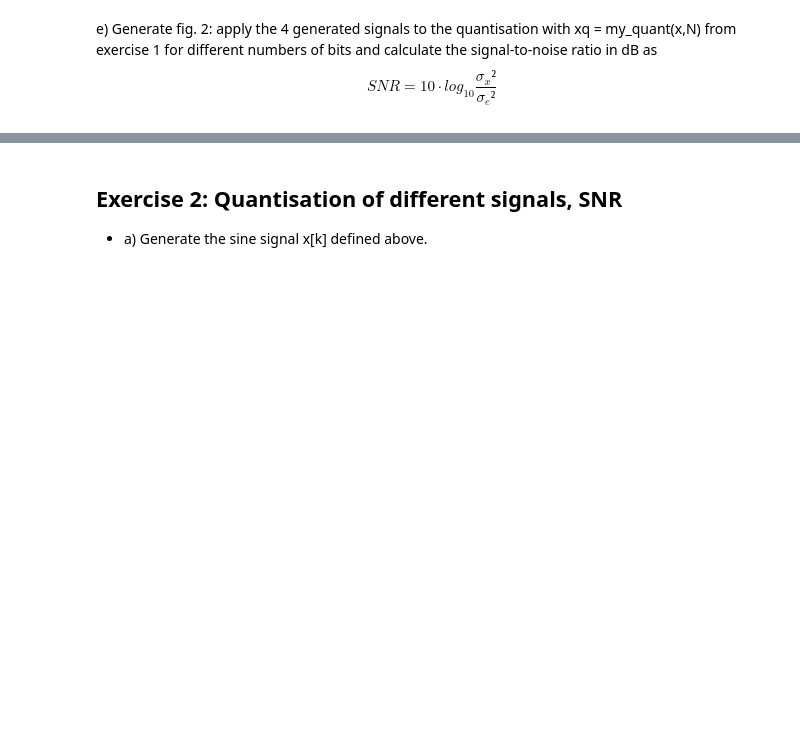
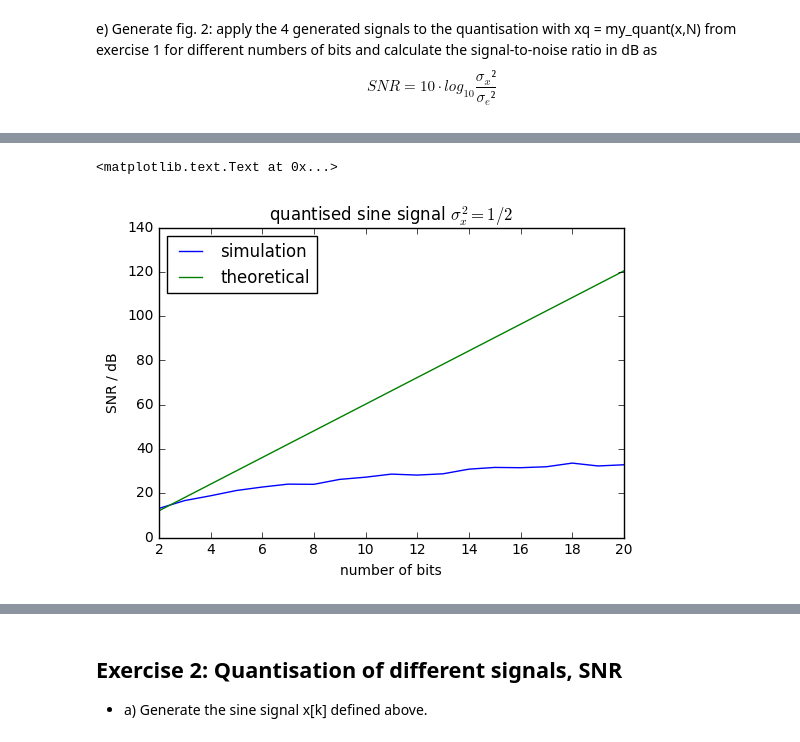
Before and after one commit to JakobHeller/DigitalSignalProcessing, a Jupyter notebook: Lab3.ipynb, the cells around one changed output, grey strips where cells are left out. Drawn from its saved outputs; the diff is of its cells as text; code cells hidden in the pictures; blank space fills up the shorter version.

```diff
--- a/Lab3.ipynb
+++ b/Lab3.ipynb
@@ -121,10 +122,19 @@ plt.axis([0, 300, -1.5, 1.5]);
 #to find the SNR we define a function that computes the SNR depending on the bitwidth
 def SNR(f, N): #enter [function, Number of quantisation steps]
     fq=my_quant(f,N) #quantised signal
-    fe=fq-f #resulting error
+    fe=np.abs(fq-f) #resulting error
     vf=  np.var(f)#variance of the signal
     ve=  np.var(fe)#variance of the error
-    print(vf)
-    print(ve)
     snr=10* np.log10(vf/ve)#SNR
     return snr
+    #TODO!!!! This function seems to have a problem. The variance of the signal is correct but the SNR is wrong
+    #so either the quantisation or the resulting error estimation are incorrect
+
+bitwidth=np.linspace(2,20,19) #bit iteration vector / start=2 as other values seem to be nonsense
+
+
+#theoratic SNR for the given signals
+SNR_xSine_th=6.02*bitwidth
+SNR_xNorm_th=6.02*bitwidth+1.76
+SNR_xUniform_th=6.02*bitwidth-8.5
+SNR_xLaplace_th=6.02*bitwidth-9
@@ -142,0 +141,18 @@ print(snr_xLaplace)
+# %%
+#we sweep through the SNR computation with different bitwidth
+def bitwidth_sweep_SNR(f, bitwidth):
+    snr=np.zeros(len(bitwidth))
+    for i in range(2,len(bitwidth)+2): #iterate i over the array
+        snr[(i-2)]=SNR(f,i)
+    return snr
+# %%
+xSine_SNR_sweep=bitwidth_sweep_SNR(xSine, bitwidth)
+plt.plot(bitwidth, xSine_SNR_sweep, label='simulation')
+plt.plot(bitwidth,SNR_xSine_th, label='theoretical')
+plt.legend(loc='upper left')
+plt.title('quantised sine signal $\sigma _x^2=1/2$')
+plt.ylabel('SNR / dB')
+plt.xlabel('number of bits')
+# %% [output]
+<matplotlib.text.Text at 0x...>
+[figure, added]
```
Also changed, not shown: parts of 9 cells of this notebook.
